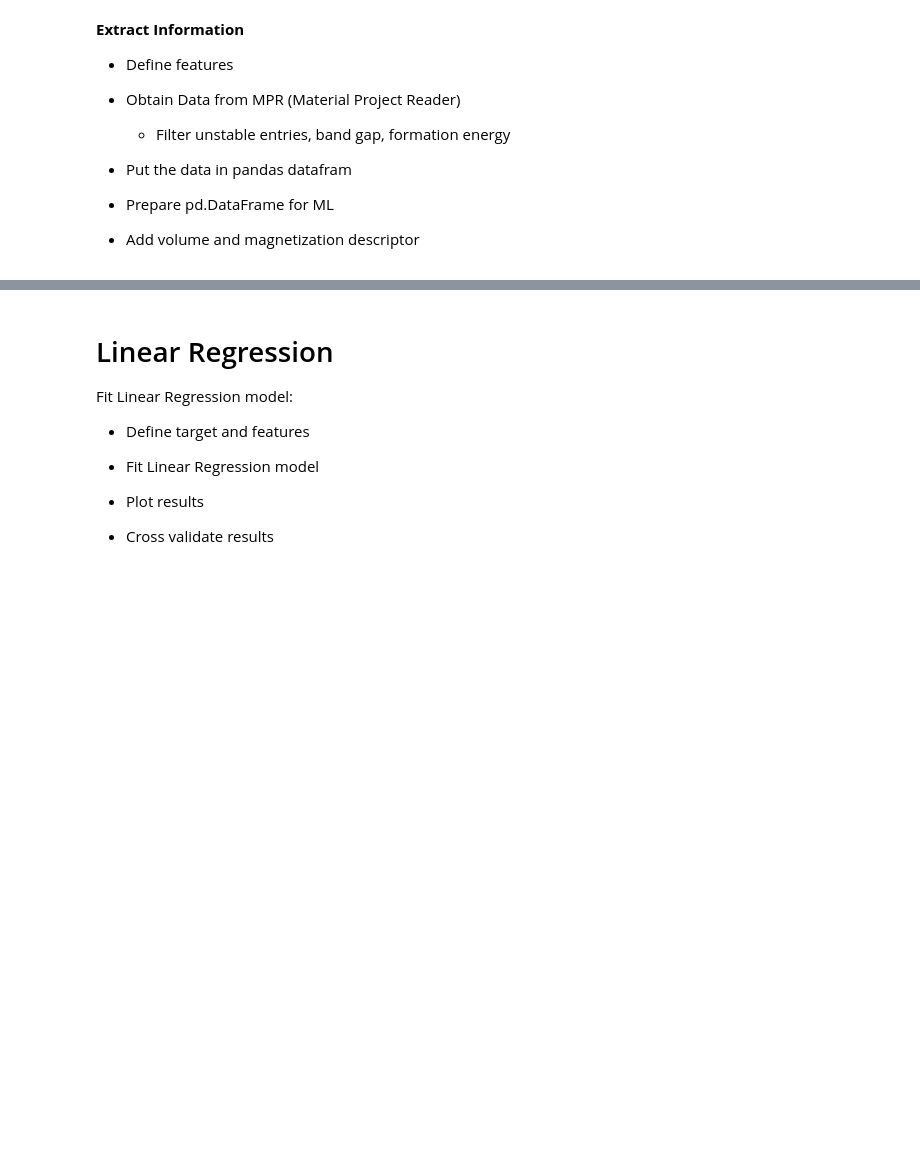
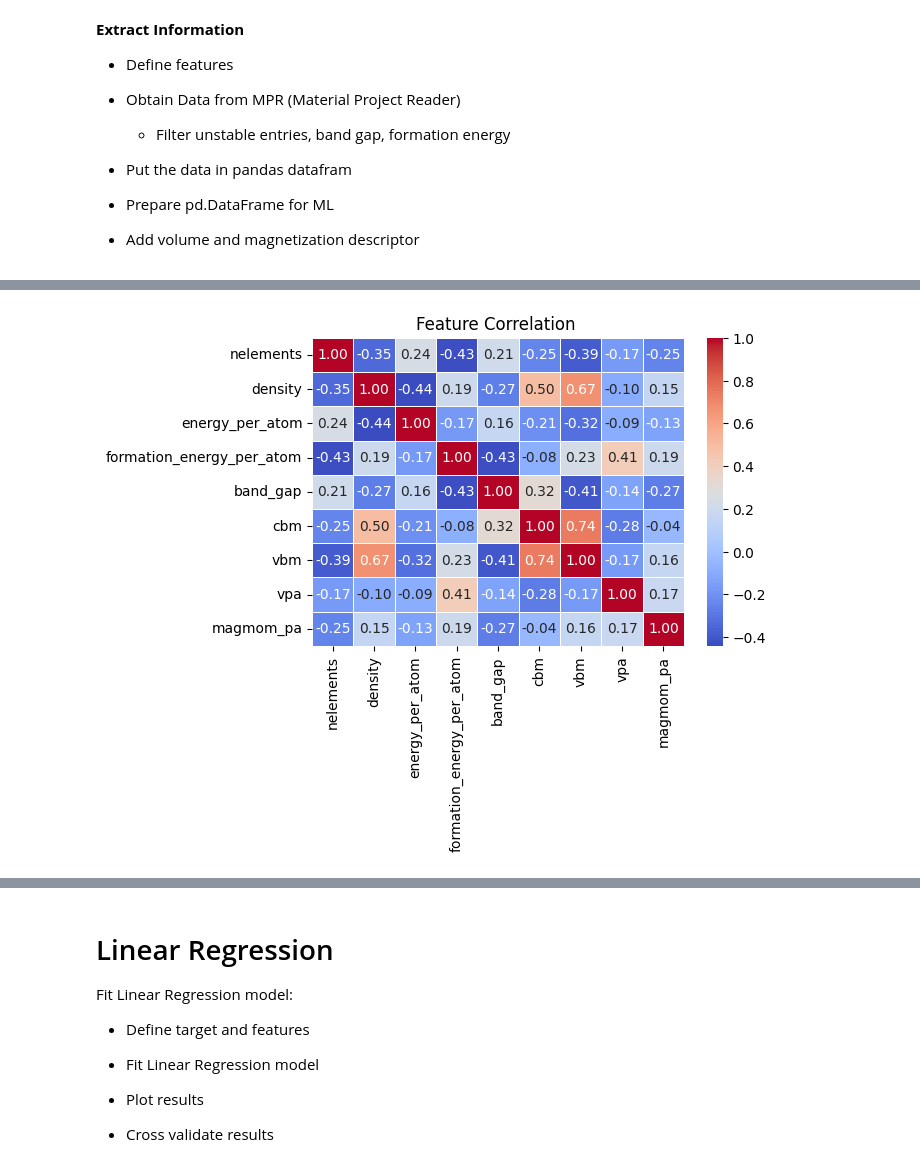
Before and after one commit to snabili/chem, a Jupyter notebook: chemDNN.ipynb, the cells around one changed output, grey strips where cells are left out. Saved outputs shown, nothing was run; the diff lists cells and outputs as text; code cells hidden in the pictures; blank space fills up the shorter version.

```diff
--- a/chemDNN.ipynb
+++ b/chemDNN.ipynb
@@ -58,21 +63,16 @@ from mp_api.client.mprester import MPRester
 - Add volume and magnetization descriptor
 # %%
 field = ["formation_energy_per_atom", "band_gap", "energy_per_atom","total_magnetization",
-         "volume","composition","energy_above_hull" ,"nelements",'nsites',"formula_pretty","is_stable","density"#]
+         "volume","composition","energy_above_hull" ,"nelements",'nsites',"formula_pretty","is_stable","density"
          ,"vbm","cbm"]
 
-apiid = 'fpVY0sh8FhtuhcJizsr8DROWxQ4AiYYR'
 
-
+apiid = creds.api_key # saved api into cred.py and called to keep the code secured
 
 with MPRester(apiid) as mpr:
-    docs = mpr.materials.summary.search(elements=['Si'],#,'O'],
-                                        #num_elements = (2,10),
-                                        #band_gap=(0, 10),
-                                        #energy_above_hull=(0,0.1),
-                                        #formation_energy=(-20,5),
+    docs = mpr.materials.summary.search(elements=['Si'],
+                                        formation_energy=(-20,5),
                                         fields=field,
-                                        #is_stable=True
                                         )
 flattened = [{
       k: v
@@ -81,16 +81,16 @@ flattened = [{
   } for doc in docs]
 
 df = pd.DataFrame.from_records(flattened)
-print('before removing duplicate size=',df.shape)
+print('before removing cbm and vbm NaN size=',df.shape)
 df.drop_duplicates('formula_pretty', keep='first', inplace=True)
-df.dropna(subset=["cbm","vbm"],inplace=True) # filter cbm and vbm
-df  = df[(df['formation_energy_per_atom']>-20) & (df['formation_energy_per_atom']<5)]
-print('after removing duplicate size=',df.shape)
+df.dropna(subset=["cbm","vbm"],inplace=True) # filter NaN cbm and vbm
 
-all_columns_inmpr = df.columns
+#df  = df[(df['formation_energy_per_atom']>-20) & (df['formation_energy_per_atom']<5)]
+print('after removing cbm and vbm NaN size=',df.shape)
+
+all_columns_inmpr = df.columns #all features list
 df_mp = df.drop(columns=[col for col in df if col not in field])
 
+# compute and add two descriptors
 df_mp['vpa'] = df['volume']/df['nsites']
 df_mp['magmom_pa'] = df['total_magnetization'] / df['nsites']
-
-df_mp.head()
@@ -107,12 +127,14 @@ df_mp.describe()
 # %%
 excluded = ['energy_above_hull','volume','nsites','is_stable','formula_pretty','total_magnetization']
 included = [c for c in df_mp.columns if c not in excluded]
 df_corr = df_mp[included]
 
-plt.figure(figsize=(8, 6))
+plt.figure(figsize=(6, 4))
 sns.heatmap(df_corr.corr(), annot=True, cmap="coolwarm", fmt=".2f", linewidths=0.5)
 plt.title("Feature Correlation ")
 plt.show()
+# %% [output]
+[figure, added]
 # %%
 df_corr.hist(figsize=(12, 8), bins=30, color='skyblue', edgecolor='black')
 plt.suptitle("Feature Distributions", fontsize=16)
```
Also changed, not shown: parts of 32 cells of this notebook, 1 other file.
